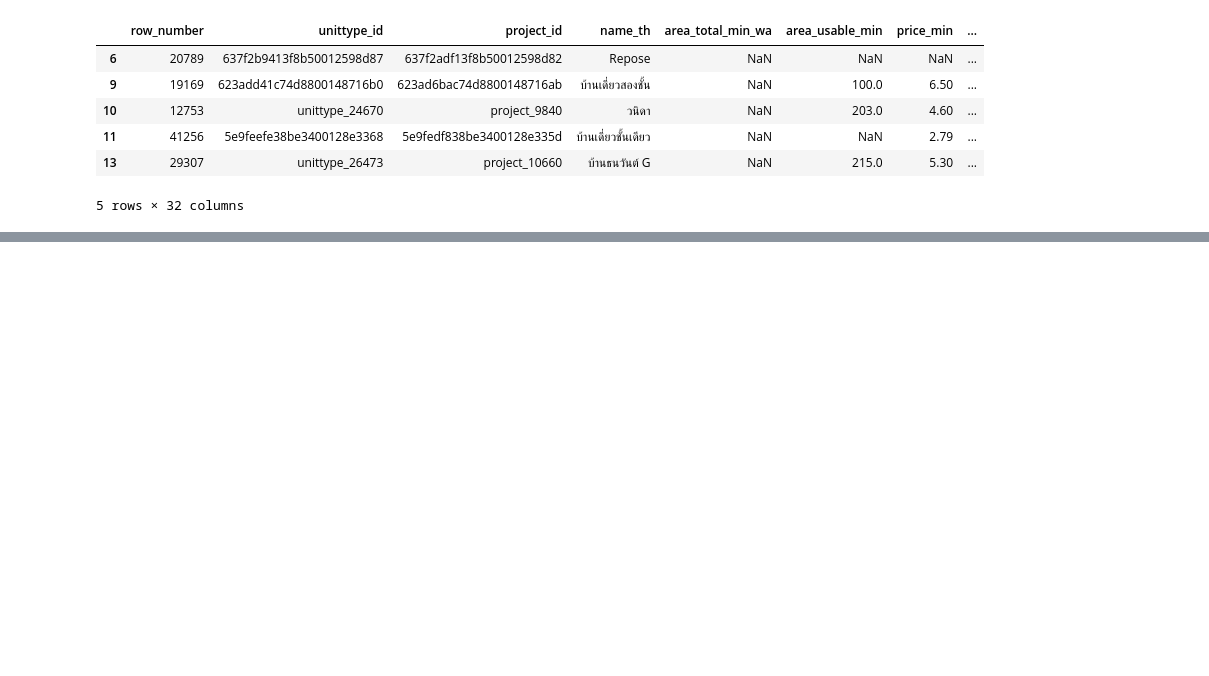
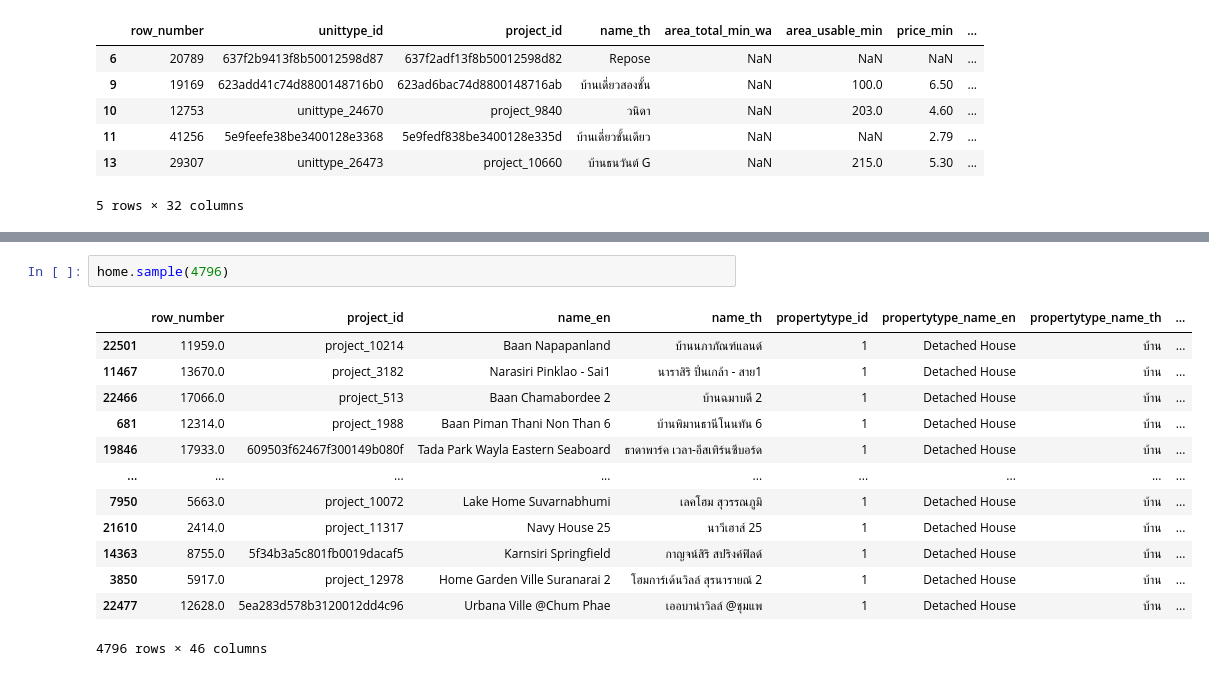
Before and after one commit to MeeGyo/BSC_DPDM2025, a Jupyter notebook: Ch3_Data_Preprocessing.ipynb, the cells around one changed output, grey strips where cells are left out. Cells and saved outputs as stored; diff of their text form; blank space fills up the shorter version.

```diff
--- a/Ch3_Data_Preprocessing.ipynb
+++ b/Ch3_Data_Preprocessing.ipynb
@@ -837,0 +880,16 @@ combined_df.head()
+# %%
+home.sample(4796)
+# %% [output]
+|  | row_number | project_id | name_en | name_th | propertytype_id | propertytype_name_en | propertytype_name_th | ... |
+| 22501 | 11959.0 | project_10214 | Baan Napapanland | บ้านนภาภัณฑ์แลนด์ | 1 | Detached House | บ้าน | ... |
+| 11467 | 13670.0 | project_3182 | Narasiri Pinklao - Sai1 | นาราสิริ ปิ่นเกล้า - สาย1 | 1 | Detached House | บ้าน | ... |
+| 22466 | 17066.0 | project_513 | Baan Chamabordee 2 | บ้านฉมาบดี 2 | 1 | Detached House | บ้าน | ... |
+| 681 | 12314.0 | project_1988 | Baan Piman Thani Non Than 6 | บ้านพิมานธานีโนนทัน 6 | 1 | Detached House | บ้าน | ... |
+| 19846 | 17933.0 | 609503f62467f300149b080f | Tada Park Wayla Eastern Seaboard | ธาดาพาร์ค เวลา-อีสเทิร์นซีบอร์ด | 1 | Detached House | บ้าน | ... |
+| ... | ... | ... | ... | ... | ... | ... | ... | ... |
+| 7950 | 5663.0 | project_10072 | Lake Home Suvarnabhumi | เลคโฮม สุวรรณภูมิ | 1 | Detached House | บ้าน | ... |
+| 21610 | 2414.0 | project_11317 | Navy House 25 | นาวีเฮาส์ 25 | 1 | Detached House | บ้าน | ... |
+| 14363 | 8755.0 | 5f34b3a5c801fb0019dacaf5 | Karnsiri Springfield | กาญจน์สิริ สปริงค์ฟิลด์ | 1 | Detached House | บ้าน | ... |
+| 3850 | 5917.0 | project_12978 | Home Garden Ville Suranarai 2 | โฮมการ์เด้นวิลล์ สุรนารายณ์ 2 | 1 | Detached House | บ้าน | ... |
+| 22477 | 12628.0 | 5ea283d578b3120012dd4c96 | Urbana Ville @Chum Phae | เออบาน่าวิลล์ @ชุมแพ | 1 | Detached House | บ้าน | ... |
+4796 rows × 46 columns
```
Also changed, not shown: parts of 24 cells of this notebook.
